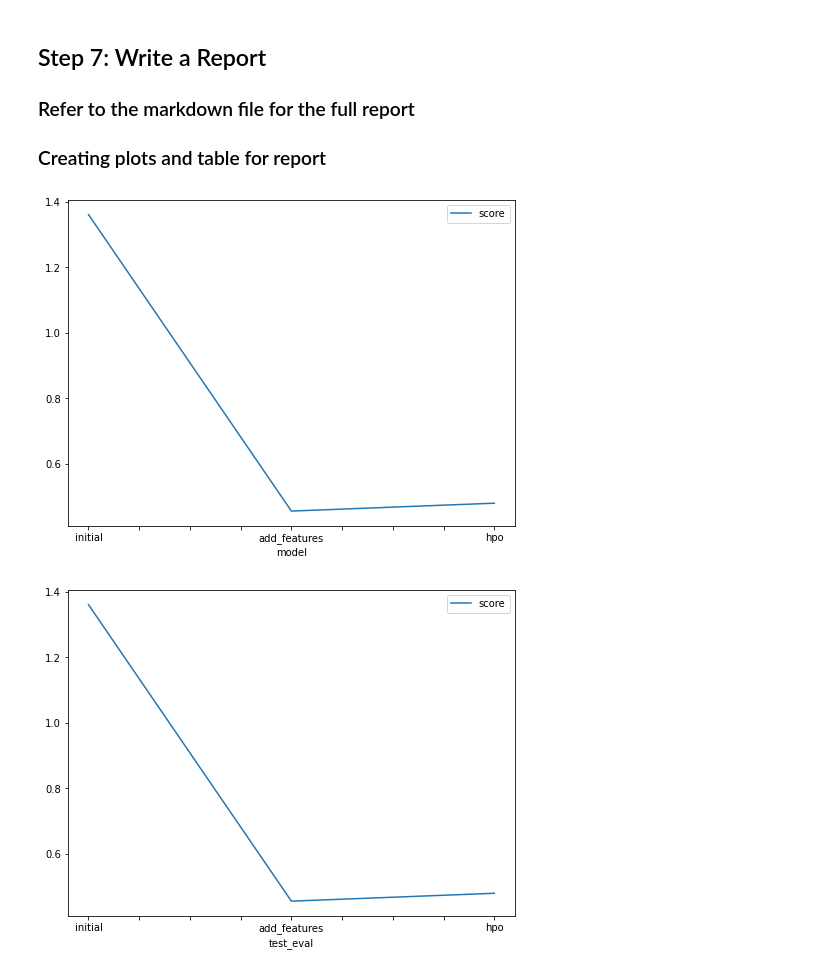
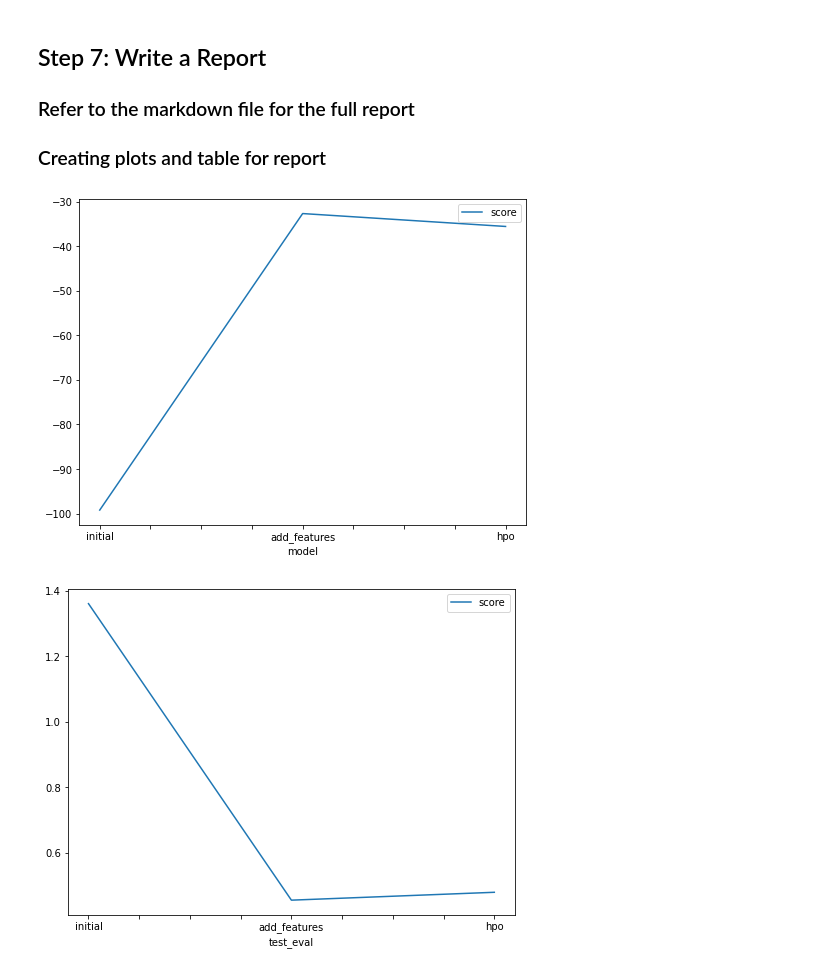
Before and after one commit to alathiya/Bike-Sharing-Pattern, a Jupyter notebook: project_template.ipynb, the cells around one changed output. Cells and saved outputs as stored; diff of their text form; code cells hidden in the pictures.

```diff
--- a/project_template.ipynb
+++ b/project_template.ipynb
@@ -827,15 +827,15 @@ submission.csv               2021-07-19 22:50:06  first raw submission
 # %%
 # Taking the top model score from each training run and creating a line plot to show improvement
 # You can create these in the notebook and save them to PNG or use some other tool (e.g. google sheets, excel)
 fig = pd.DataFrame(
     {
         "model": ["initial", "add_features", "hpo"],
-        "score": [1.36123, 0.45526, 0.47932]
+        "score": [-99.208281, -32.675883, -35.569491]
     }
 ).plot(x="model", y="score", figsize=(8, 6)).get_figure()
 fig.savefig('model_train_score.png')
 # %% [output]
-[figure, old version]
+[figure, new version]
 # %%
 # Take the 3 kaggle scores and creating a line plot to show improvement
 fig = pd.DataFrame(
```
Also changed, not shown: parts of 1 cell of this notebook.
